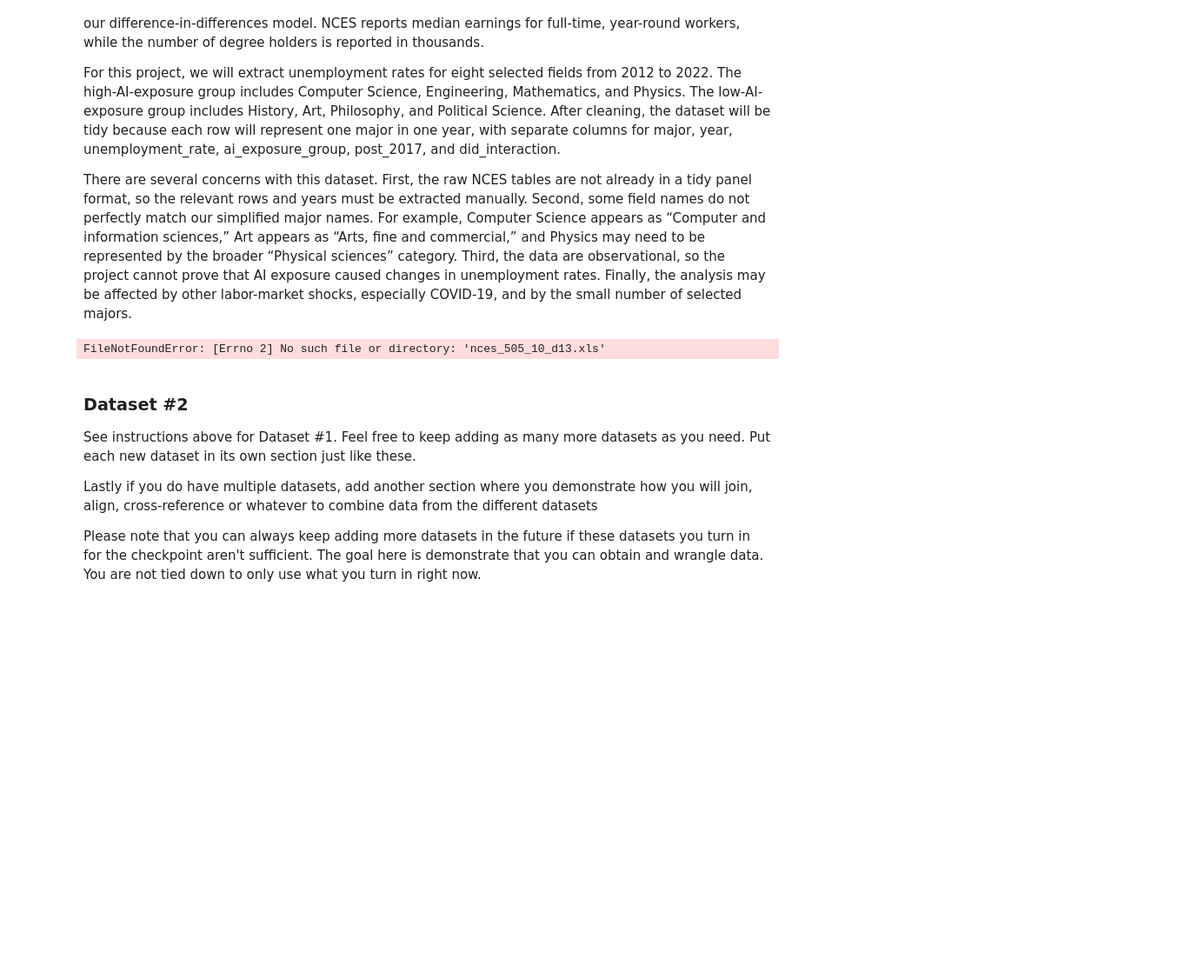
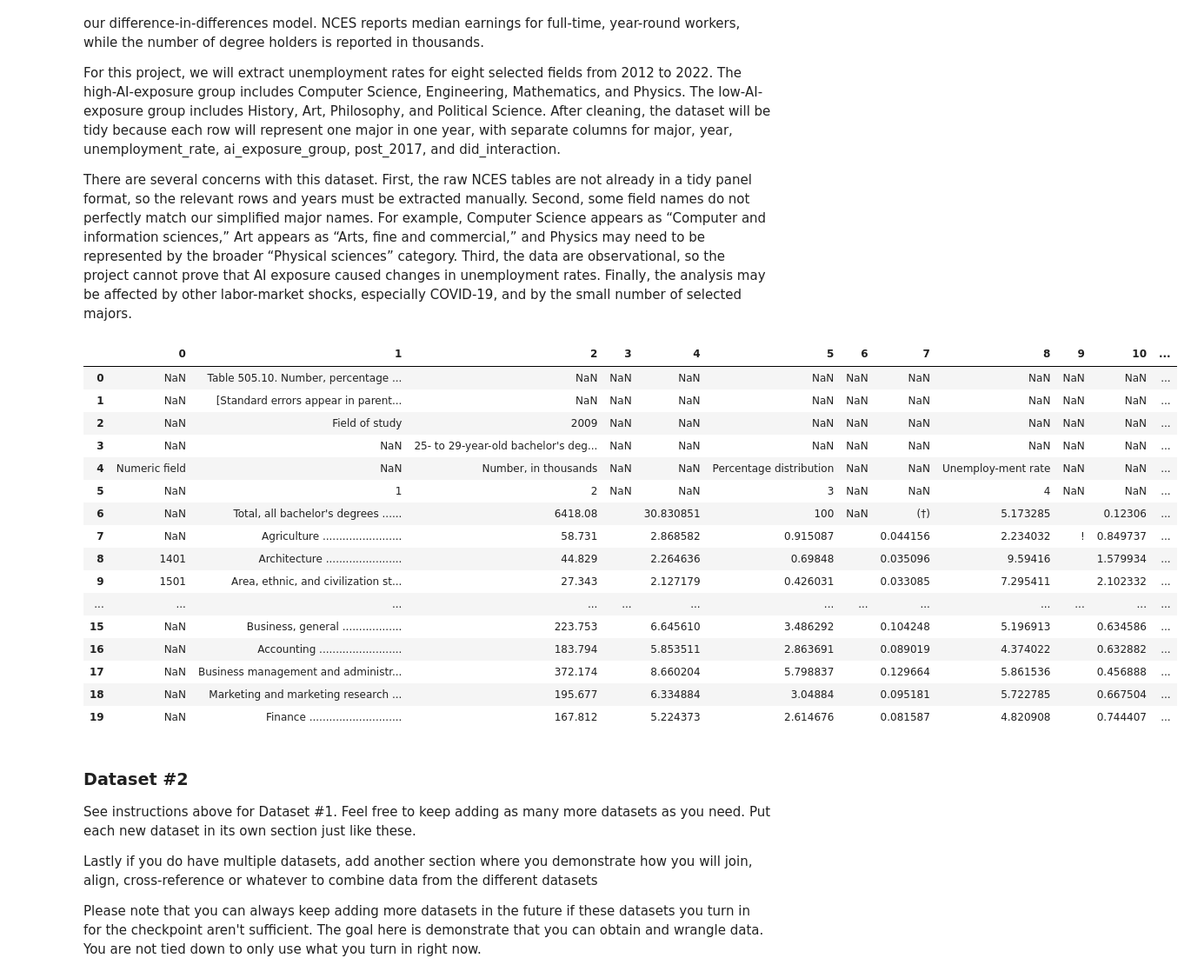
Before and after one commit to COGS108/Group-SP26-095, a Jupyter notebook: 01-DataCheckpoint.ipynb, the cells around one changed output. Shown at 87% size. Saved outputs shown, nothing was run; the diff lists cells and outputs as text; code cells hidden in the pictures; blank space fills up the shorter version.

```diff
--- a/01-DataCheckpoint.ipynb
+++ b/01-DataCheckpoint.ipynb
@@ -167,10 +166,29 @@ file_years = {
     'nces_505_10_d22.xlsx': 2021,
     'nces_505_10_d23.xlsx': 2022,
 }
-# %%
-df = pd.read_excel('')
-# %% [output]
-FileNotFoundError: [Errno 2] No such file or directory: 'nces_505_10_d13.xls'
+# %%
+# take a look
+check = pd.read_excel('data/00-raw/nces_505_10_d13.xls', header = None)
+# %%
+check.iloc[:20, :12]
+# %% [output]
+|  | 0 | 1 | 2 | 3 | 4 | 5 | 6 | 7 | 8 | 9 | 10 | ... |
+| 0 | NaN | Table 505.10. Number, percentage ... | NaN | NaN | NaN | NaN | NaN | NaN | NaN | NaN | NaN | ... |
+| 1 | NaN | [Standard errors appear in parent... | NaN | NaN | NaN | NaN | NaN | NaN | NaN | NaN | NaN | ... |
+| 2 | NaN | Field of study | 2009 | NaN | NaN | NaN | NaN | NaN | NaN | NaN | NaN | ... |
+| 3 | NaN | NaN | 25- to 29-year-old bachelor's deg... | NaN | NaN | NaN | NaN | NaN | NaN | NaN | NaN | ... |
+| 4 | Numeric field | NaN | Number, in thousands | NaN | NaN | Percentage distribution | NaN | NaN | Unemploy-ment rate | NaN | NaN | ... |
+| 5 | NaN | 1 | 2 | NaN | NaN | 3 | NaN | NaN | 4 | NaN | NaN | ... |
+| 6 | NaN | Total, all bachelor's degrees ...... | 6418.08 |  | 30.830851 | 100 | NaN | (†) | 5.173285 |  | 0.12306 | ... |
+| 7 | NaN | Agriculture ........................ | 58.731 |  | 2.868582 | 0.915087 |  | 0.044156 | 2.234032 | ! | 0.849737 | ... |
+| 8 | 1401 | Architecture ....................... | 44.829 |  | 2.264636 | 0.69848 |  | 0.035096 | 9.59416 |  | 1.579934 | ... |
+| 9 | 1501 | Area, ethnic, and civilization st... | 27.343 |  | 2.127179 | 0.426031 |  | 0.033085 | 7.295411 |  | 2.102332 | ... |
+| ... | ... | ... | ... | ... | ... | ... | ... | ... | ... | ... | ... | ... |
+| 15 | NaN | Business, general .................. | 223.753 |  | 6.645610 | 3.486292 |  | 0.104248 | 5.196913 |  | 0.634586 | ... |
+| 16 | NaN | Accounting ......................... | 183.794 |  | 5.853511 | 2.863691 |  | 0.089019 | 4.374022 |  | 0.632882 | ... |
+| 17 | NaN | Business management and administr... | 372.174 |  | 8.660204 | 5.798837 |  | 0.129664 | 5.861536 |  | 0.456888 | ... |
+| 18 | NaN | Marketing and marketing research ... | 195.677 |  | 6.334884 | 3.04884 |  | 0.095181 | 5.722785 |  | 0.667504 | ... |
+| 19 | NaN | Finance ............................ | 167.812 |  | 5.224373 | 2.614676 |  | 0.081587 | 4.820908 |  | 0.744407 | ... |
 # %% [markdown]
 ### Dataset #2
 
```
Also changed, not shown: parts of 1 cell of this notebook.
